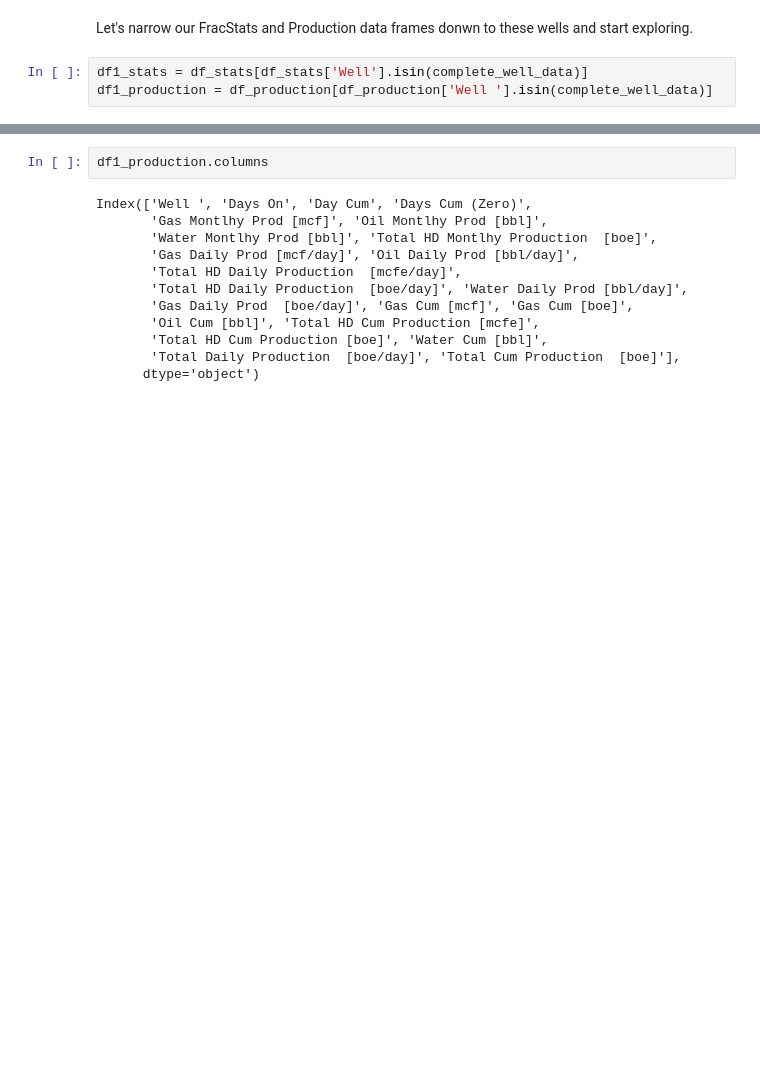
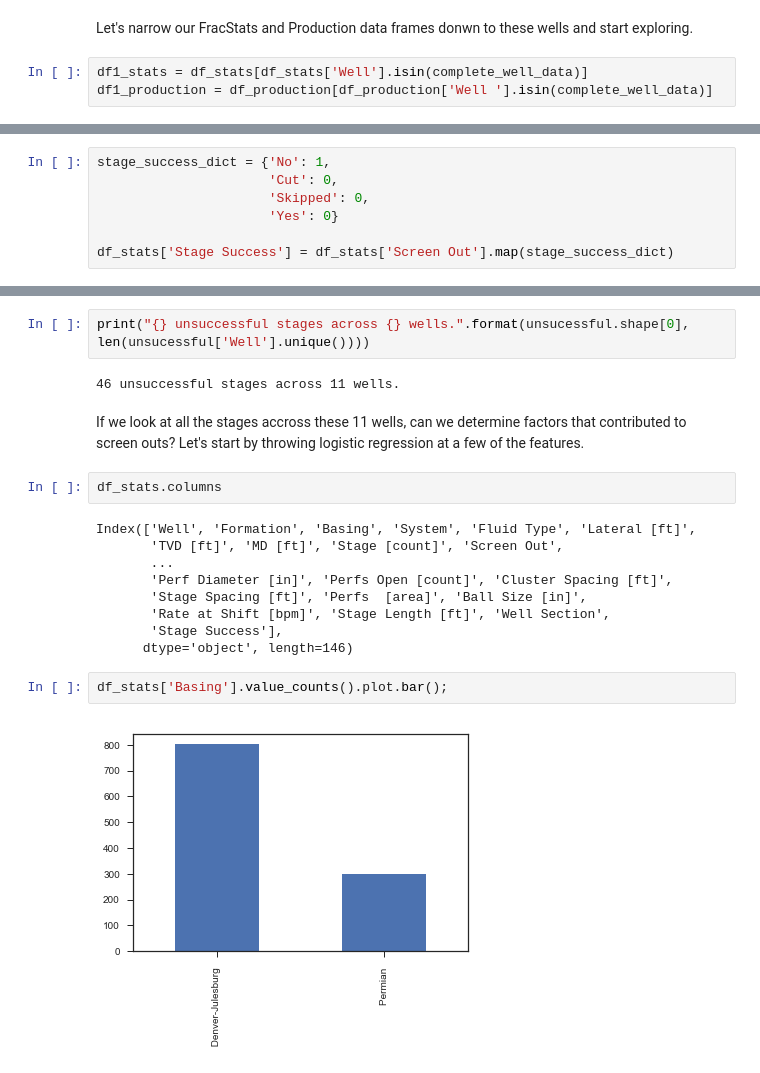
Before and after one commit to kykiefer/wdl, a Jupyter notebook: data_exploration.ipynb, the cells around one changed output, grey strips where cells are left out. Saved outputs shown, nothing was run; the diff lists cells and outputs as text; blank space fills up the shorter version.

```diff
--- a/data_exploration.ipynb
+++ b/data_exploration.ipynb
@@ -57,0 +90,7 @@ df1_production = df_production[df_production['Well '].isin(complete_well_data)]
+# %%
+stage_success_dict = {'No': 1,
+                      'Cut': 0,
+                      'Skipped': 0,
+                      'Yes': 0}
+
+df_stats['Stage Success'] = df_stats['Screen Out'].map(stage_success_dict)
@@ -58,14 +109,21 @@ df1_production = df_production[df_production['Well '].isin(complete_well_data)]
+# %%
+print("{} unsuccessful stages across {} wells.".format(unsucessful.shape[0], len(unsucessful['Well'].unique())))
+# %% [output]
+46 unsuccessful stages across 11 wells.
+# %% [markdown]
+If we look at all the stages accross these 11 wells, can we determine factors that contributed to screen outs? Let's start by throwing logistic regression at a few of the features.
 # %%
-df1_production.columns
+df_stats.columns
 # %% [output]
-Index(['Well ', 'Days On', 'Day Cum', 'Days Cum (Zero)',
-       'Gas Montlhy Prod [mcf]', 'Oil Montlhy Prod [bbl]',
-       'Water Montlhy Prod [bbl]', 'Total HD Montlhy Production  [boe]',
-       'Gas Daily Prod [mcf/day]', 'Oil Daily Prod [bbl/day]',
-       'Total HD Daily Production  [mcfe/day]',
-       'Total HD Daily Production  [boe/day]', 'Water Daily Prod [bbl/day]',
-       'Gas Daily Prod  [boe/day]', 'Gas Cum [mcf]', 'Gas Cum [boe]',
-       'Oil Cum [bbl]', 'Total HD Cum Production [mcfe]',
-       'Total HD Cum Production [boe]', 'Water Cum [bbl]',
-       'Total Daily Production  [boe/day]', 'Total Cum Production  [boe]'],
-      dtype='object')
+Index(['Well', 'Formation', 'Basing', 'System', 'Fluid Type', 'Lateral [ft]',
+       'TVD [ft]', 'MD [ft]', 'Stage [count]', 'Screen Out',
+       ...
+       'Perf Diameter [in]', 'Perfs Open [count]', 'Cluster Spacing [ft]',
+       'Stage Spacing [ft]', 'Perfs  [area]', 'Ball Size [in]',
+       'Rate at Shift [bpm]', 'Stage Length [ft]', 'Well Section',
+       'Stage Success'],
+      dtype='object', length=146)
+# %%
+df_stats['Basing'].value_counts().plot.bar();
+# %% [output]
+[figure, added]
```
Also changed, not shown: parts of 25 cells of this notebook, 1 other file.
